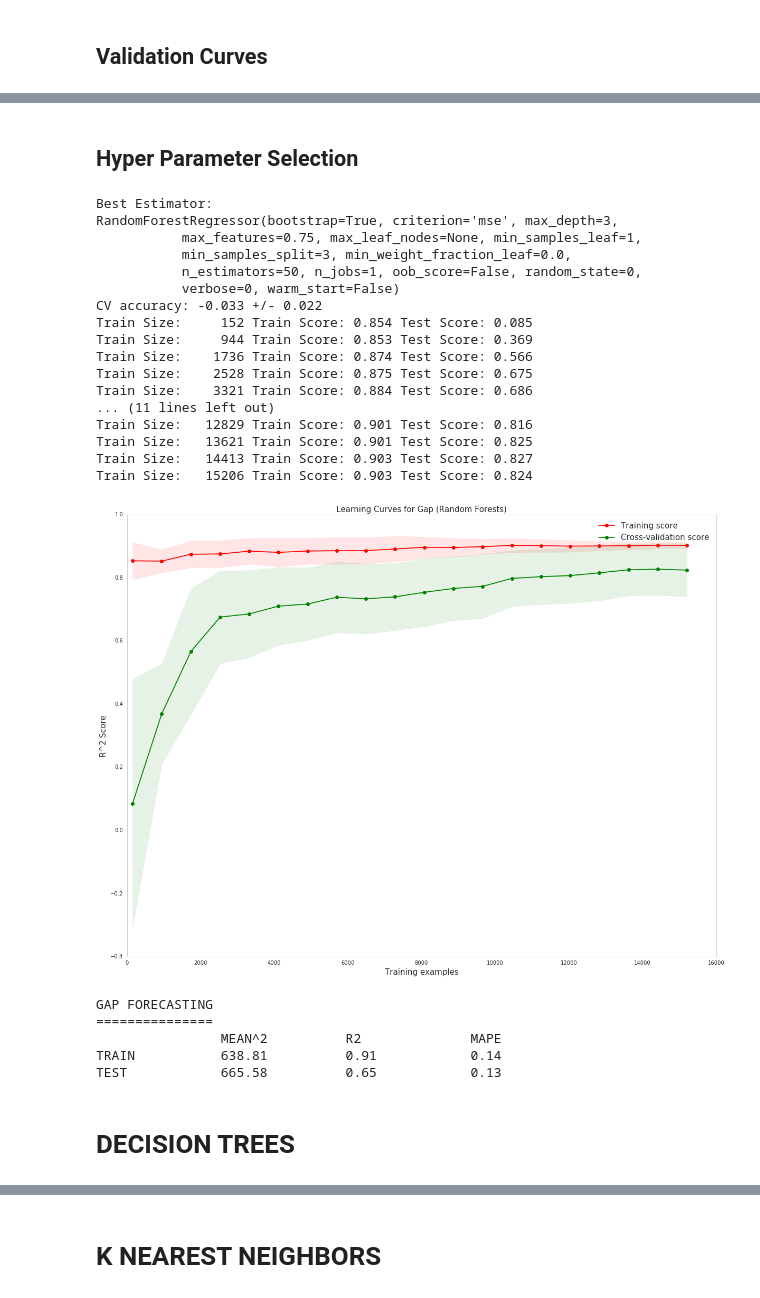
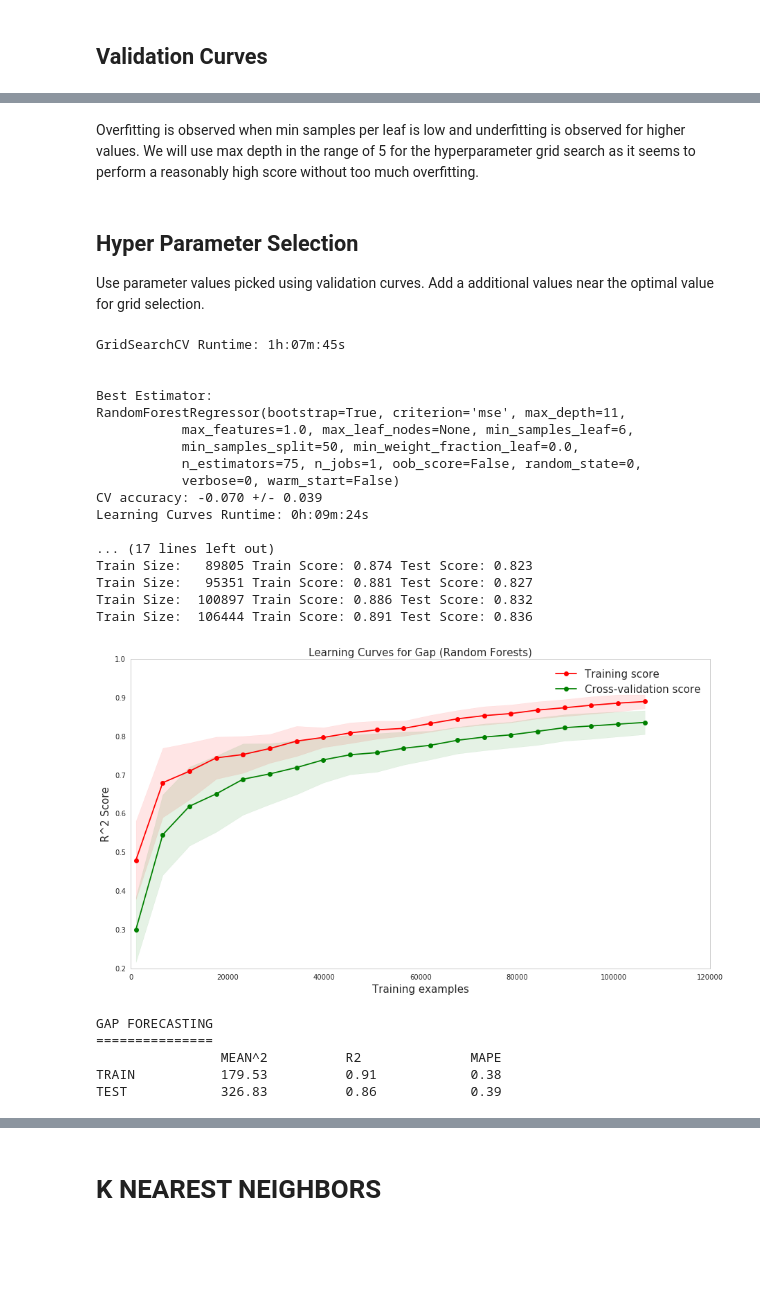
Before and after one commit to rvishakh/udacity, a Jupyter notebook: MLND/capstone/didi/implement_basic.ipynb, the cells around one changed output, grey strips where cells are left out. Cells and saved outputs as stored; diff of their text form; code cells hidden in the pictures; blank space fills up the shorter version.

Commit message:
results for random forests, SVM, KNN

```diff
--- a/MLND/capstone/didi/implement_basic.ipynb
+++ b/MLND/capstone/didi/implement_basic.ipynb
@@ -545,43 +620,46 @@ plot_validation_curve(estimator=RandomForestRegressor(), X=gX_train, y=gy_train,
-# %% [markdown]
-## Hyper Parameter Selection
+# %% [markdown]
+Overfitting is observed when min samples per leaf is low and underfitting is observed for higher values.
+We will use max depth in the range of 5 for the hyperparameter grid search as it seems to perform a reasonably high score without too much overfitting.
+# %% [markdown]
+## Hyper Parameter Selection
+Use parameter values picked using validation curves. Add a additional values near the optimal value for grid selection.
 # %%
 # Use GridSearchCV - Demand
 # Specify parameters
-param_grid = {'n_estimators'      : [50],
-              'max_features'      : [0.75, 1.0],
-              'max_depth'         : [3],
-              'min_samples_split' : [3],
+param_grid = {'n_estimators'      : [75, 100, 200],
+              'max_features'      : [0.75, 0.9, 1.0],
+              'max_depth'         : [9, 10, 11],
+              'min_samples_split' : [50, 60, 75],
+              'min_samples_leaf'  : [4, 5, 6],
               'random_state'      : [0]}
 
 alg = RandomForestRegressor()
 
 # Only mse is supported for the RandomForestRegressor
 # Use MAPE as scoring function for GridSearchCV, cross_val_score
 select_hyperparams(gX_train=gX_train, gy_train=gy_train, gX_test=gX_test, gy_test=gy_test,
                    alg=alg, alg_name='Random Forests', param_grid=param_grid, scoring_func=mape_scorer)
 # %% [output]
+GridSearchCV Runtime: 1h:07m:45s
+
+
 Best Estimator:
-RandomForestRegressor(bootstrap=True, criterion='mse', max_depth=3,
-           max_features=0.75, max_leaf_nodes=None, min_samples_leaf=1,
-           min_samples_split=3, min_weight_fraction_leaf=0.0,
-           n_estimators=50, n_jobs=1, oob_score=False, random_state=0,
+RandomForestRegressor(bootstrap=True, criterion='mse', max_depth=11,
+           max_features=1.0, max_leaf_nodes=None, min_samples_leaf=6,
+           min_samples_split=50, min_weight_fraction_leaf=0.0,
+           n_estimators=75, n_jobs=1, oob_score=False, random_state=0,
            verbose=0, warm_start=False)
-CV accuracy: -0.033 +/- 0.022
-Train Size:     152 Train Score: 0.854 Test Score: 0.085
-Train Size:     944 Train Score: 0.853 Test Score: 0.369
-Train Size:    1736 Train Score: 0.874 Test Score: 0.566
-Train Size:    2528 Train Score: 0.875 Test Score: 0.675
-Train Size:    3321 Train Score: 0.884 Test Score: 0.686
-... (11 lines left out)
-Train Size:   12829 Train Score: 0.901 Test Score: 0.816
-Train Size:   13621 Train Score: 0.901 Test Score: 0.825
-Train Size:   14413 Train Score: 0.903 Test Score: 0.827
-Train Size:   15206 Train Score: 0.903 Test Score: 0.824
+CV accuracy: -0.070 +/- 0.039
+Learning Curves Runtime: 0h:09m:24s
+
+... (17 lines left out)
+Train Size:   89805 Train Score: 0.874 Test Score: 0.823
+Train Size:   95351 Train Score: 0.881 Test Score: 0.827
+Train Size:  100897 Train Score: 0.886 Test Score: 0.832
+Train Size:  106444 Train Score: 0.891 Test Score: 0.836
-[figure, old version]
+[figure, new version]
 GAP FORECASTING
 ===============
                 MEAN^2          R2              MAPE
-TRAIN           638.81          0.91            0.14
-TEST            665.58          0.65            0.13
+TRAIN           179.53          0.91            0.38
+TEST            326.83          0.86            0.39
-# %% [markdown]
-# DECISION TREES
```
Also changed, not shown: parts of 23 cells of this notebook.
